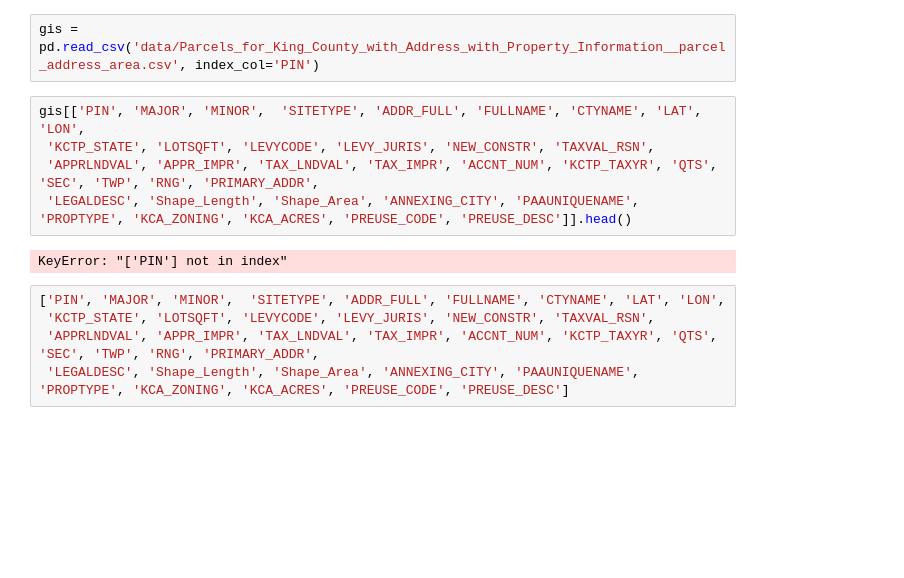
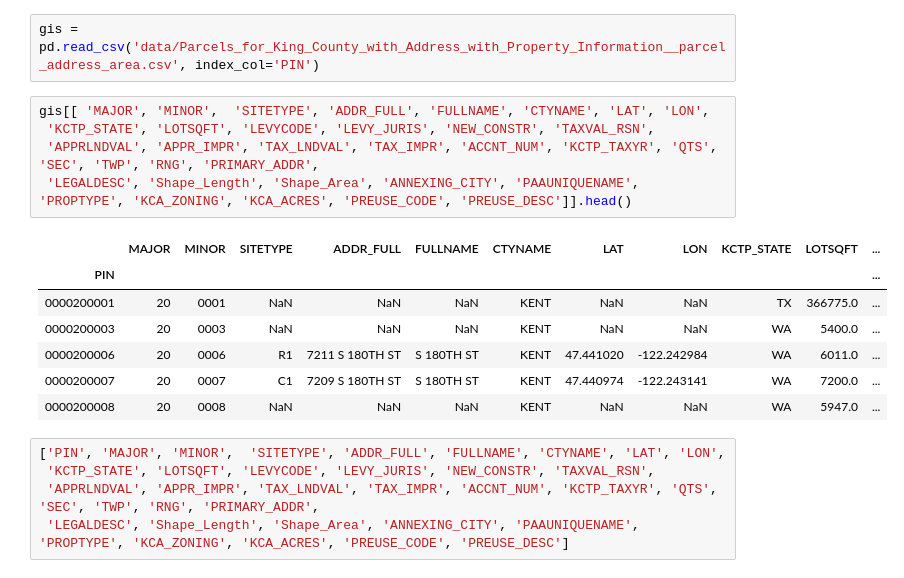
Before and after one commit to frischmuth/Seattle-Real-Estate-Analysis, a Jupyter notebook: EDA.ipynb, the cells around one changed output. Cells and saved outputs as stored; diff of their text form; blank space fills up the shorter version.

```diff
--- a/EDA.ipynb
+++ b/EDA.ipynb
@@ -29,12 +29,18 @@ pending_demo.shape
 # %%
 gis = pd.read_csv('data/Parcels_for_King_County_with_Address_with_Property_Information__parcel_address_area.csv', index_col='PIN')
 # %%
-gis[['PIN', 'MAJOR', 'MINOR',  'SITETYPE', 'ADDR_FULL', 'FULLNAME', 'CTYNAME', 'LAT', 'LON',
+gis[[ 'MAJOR', 'MINOR',  'SITETYPE', 'ADDR_FULL', 'FULLNAME', 'CTYNAME', 'LAT', 'LON',
  'KCTP_STATE', 'LOTSQFT', 'LEVYCODE', 'LEVY_JURIS', 'NEW_CONSTR', 'TAXVAL_RSN',
  'APPRLNDVAL', 'APPR_IMPR', 'TAX_LNDVAL', 'TAX_IMPR', 'ACCNT_NUM', 'KCTP_TAXYR', 'QTS', 'SEC', 'TWP', 'RNG', 'PRIMARY_ADDR',
  'LEGALDESC', 'Shape_Length', 'Shape_Area', 'ANNEXING_CITY', 'PAAUNIQUENAME', 'PROPTYPE', 'KCA_ZONING', 'KCA_ACRES', 'PREUSE_CODE', 'PREUSE_DESC']].head()
 # %% [output]
-KeyError: "['PIN'] not in index"
+|  | MAJOR | MINOR | SITETYPE | ADDR_FULL | FULLNAME | CTYNAME | LAT | LON | KCTP_STATE | LOTSQFT | ... |
+| PIN |  |  |  |  |  |  |  |  |  |  | ... |
+| 0000200001 | 20 | 0001 | NaN | NaN | NaN | KENT | NaN | NaN | TX | 366775.0 | ... |
+| 0000200003 | 20 | 0003 | NaN | NaN | NaN | KENT | NaN | NaN | WA | 5400.0 | ... |
+| 0000200006 | 20 | 0006 | R1 | 7211 S 180TH ST | S 180TH ST | KENT | 47.441020 | -122.242984 | WA | 6011.0 | ... |
+| 0000200007 | 20 | 0007 | C1 | 7209 S 180TH ST | S 180TH ST | KENT | 47.440974 | -122.243141 | WA | 7200.0 | ... |
+| 0000200008 | 20 | 0008 | NaN | NaN | NaN | KENT | NaN | NaN | WA | 5947.0 | ... |
 # %%
 ['PIN', 'MAJOR', 'MINOR',  'SITETYPE', 'ADDR_FULL', 'FULLNAME', 'CTYNAME', 'LAT', 'LON',
  'KCTP_STATE', 'LOTSQFT', 'LEVYCODE', 'LEVY_JURIS', 'NEW_CONSTR', 'TAXVAL_RSN',
```
Also changed, not shown: parts of 2 cells of this notebook, 4 other files.
